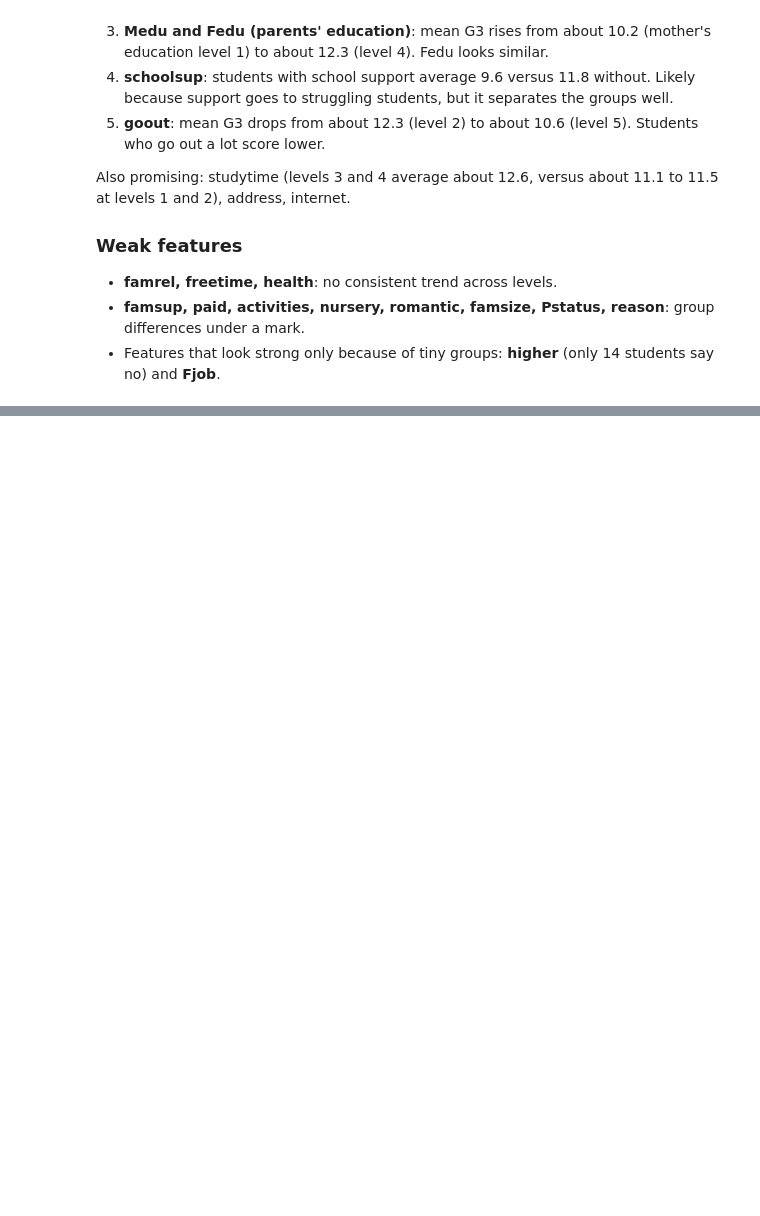
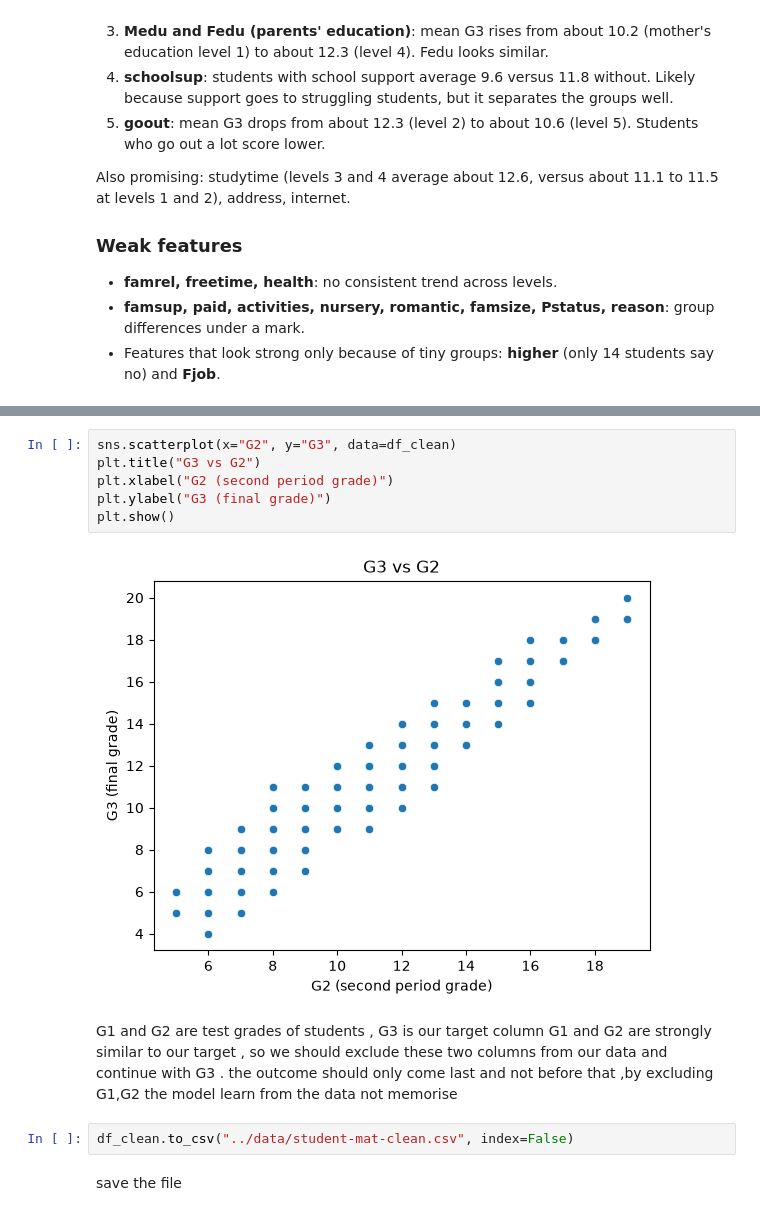
Before and after one commit to dhanushhh13/smart-student-study-planner, a Jupyter notebook: notebooks/01_eda.ipynb, the cells around one changed output, grey strips where cells are left out. Cells and saved outputs as stored; diff of their text form; blank space fills up the shorter version.

```diff
--- a/notebooks/01_eda.ipynb
+++ b/notebooks/01_eda.ipynb
@@ -456,0 +494,14 @@ Also promising: studytime (levels 3 and 4 average about 12.6, versus about 11.1
+# %%
+sns.scatterplot(x="G2", y="G3", data=df_clean)
+plt.title("G3 vs G2")
+plt.xlabel("G2 (second period grade)")
+plt.ylabel("G3 (final grade)")
+plt.show()
+# %% [output]
+[figure, added]
+# %% [markdown]
+G1 and G2 are test grades of students , G3 is our target column G1 and G2 are strongly similar to our target , so we should exclude these two columns from our data and continue with G3 . the outcome should only come last and not before that ,by excluding G1,G2 the model learn from the data not memorise
+# %%
+df_clean.to_csv("../data/student-mat-clean.csv", index=False)
+# %% [markdown]
+save the file
```
Also changed, not shown: parts of 4 cells of this notebook.
